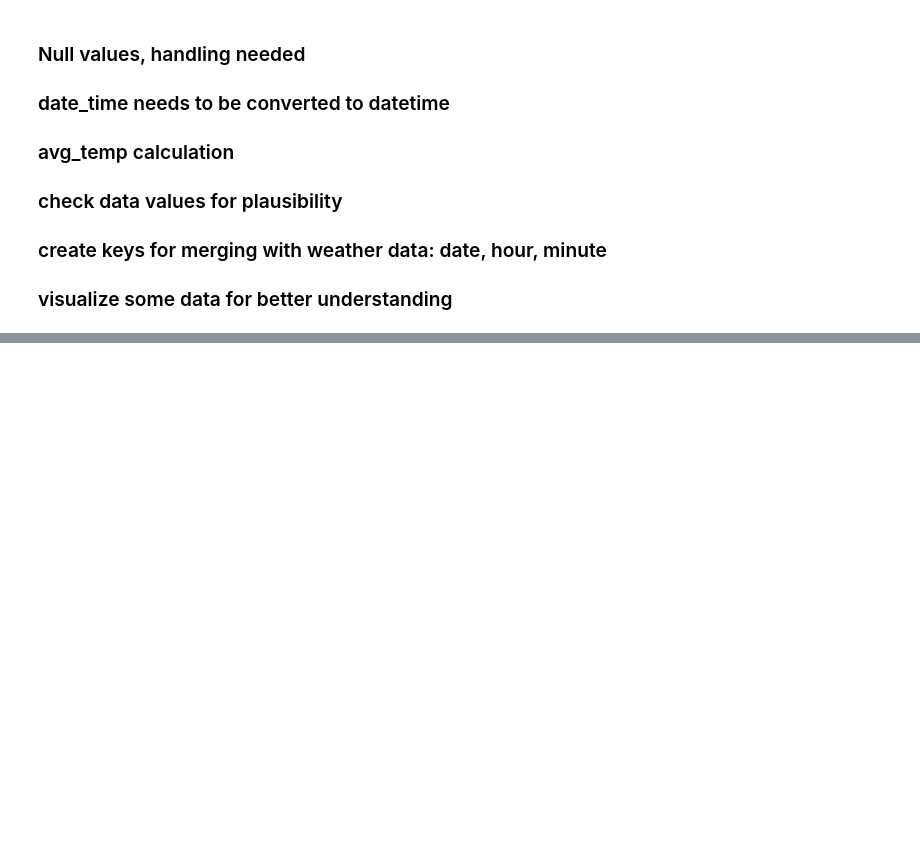
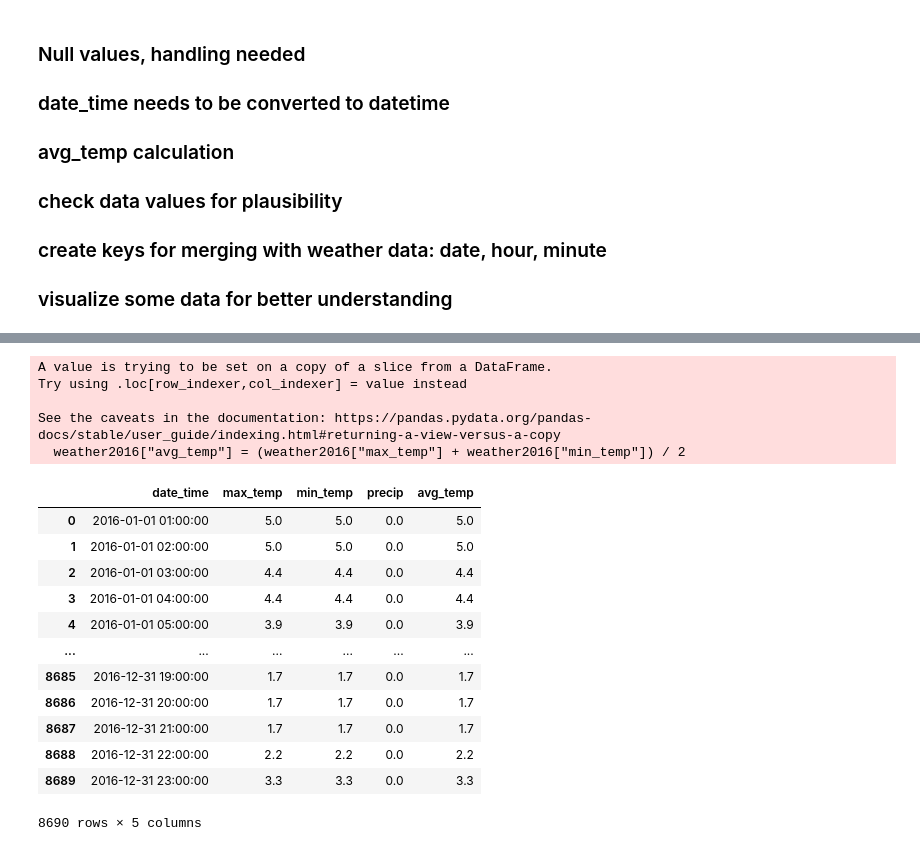
Before and after one commit to Timo-Heller/DSML-MMA_TEE, a Jupyter notebook: assignment.ipynb, the cells around one changed output, grey strips where cells are left out. Saved outputs shown, nothing was run; the diff lists cells and outputs as text; code cells hidden in the pictures; blank space fills up the shorter version.

Commit message:
worked on weather data

```diff
--- a/assignment.ipynb
+++ b/assignment.ipynb
@@ -535,0 +549,7 @@ memory usage: 1.3+ MB
+# %%
+### weather date_time change Dtype from object to date_time
+weather["date_time"] = pd.to_datetime(weather["date_time"])
+# %%
+### begin of 2016
+dateY1 = datetime(year=2016, month=1, day=1, hour=0, minute= 0, second=0, microsecond=0)
+print(dateY1)
@@ -535,0 +558,4 @@ memory usage: 1.3+ MB
+# %%
+### end of 2016
+dateY2 = datetime(year=2016, month=12, day=31, hour=23, minute= 59, second=59, microsecond=0)
+print(dateY2)
@@ -535,0 +564,5 @@ memory usage: 1.3+ MB
+# %%
+## only weather data from 2016
+weather2016 = weather[(weather["date_time"] >= dateY1) & (weather["date_time"] <= dateY2)]
+weather2016.reset_index(drop = True, inplace = True)
+weather2016.info()
@@ -535,0 +581,22 @@ memory usage: 1.3+ MB
+# %%
+weather2016["avg_temp"] = (weather2016["max_temp"] + weather2016["min_temp"]) / 2
+weather2016
+# %% [output]
+A value is trying to be set on a copy of a slice from a DataFrame.
+Try using .loc[row_indexer,col_indexer] = value instead
+
+See the caveats in the documentation: https://pandas.pydata.org/pandas-docs/stable/user_guide/indexing.html#returning-a-view-versus-a-copy
+  weather2016["avg_temp"] = (weather2016["max_temp"] + weather2016["min_temp"]) / 2
+|  | date_time | max_temp | min_temp | precip | avg_temp |
+| 0 | 2016-01-01 01:00:00 | 5.0 | 5.0 | 0.0 | 5.0 |
+| 1 | 2016-01-01 02:00:00 | 5.0 | 5.0 | 0.0 | 5.0 |
+| 2 | 2016-01-01 03:00:00 | 4.4 | 4.4 | 0.0 | 4.4 |
+| 3 | 2016-01-01 04:00:00 | 4.4 | 4.4 | 0.0 | 4.4 |
+| 4 | 2016-01-01 05:00:00 | 3.9 | 3.9 | 0.0 | 3.9 |
+| ... | ... | ... | ... | ... | ... |
+| 8685 | 2016-12-31 19:00:00 | 1.7 | 1.7 | 0.0 | 1.7 |
+| 8686 | 2016-12-31 20:00:00 | 1.7 | 1.7 | 0.0 | 1.7 |
+| 8687 | 2016-12-31 21:00:00 | 1.7 | 1.7 | 0.0 | 1.7 |
+| 8688 | 2016-12-31 22:00:00 | 2.2 | 2.2 | 0.0 | 2.2 |
+| 8689 | 2016-12-31 23:00:00 | 3.3 | 3.3 | 0.0 | 3.3 |
+8690 rows × 5 columns
```
Also changed, not shown: parts of 9 cells of this notebook.
